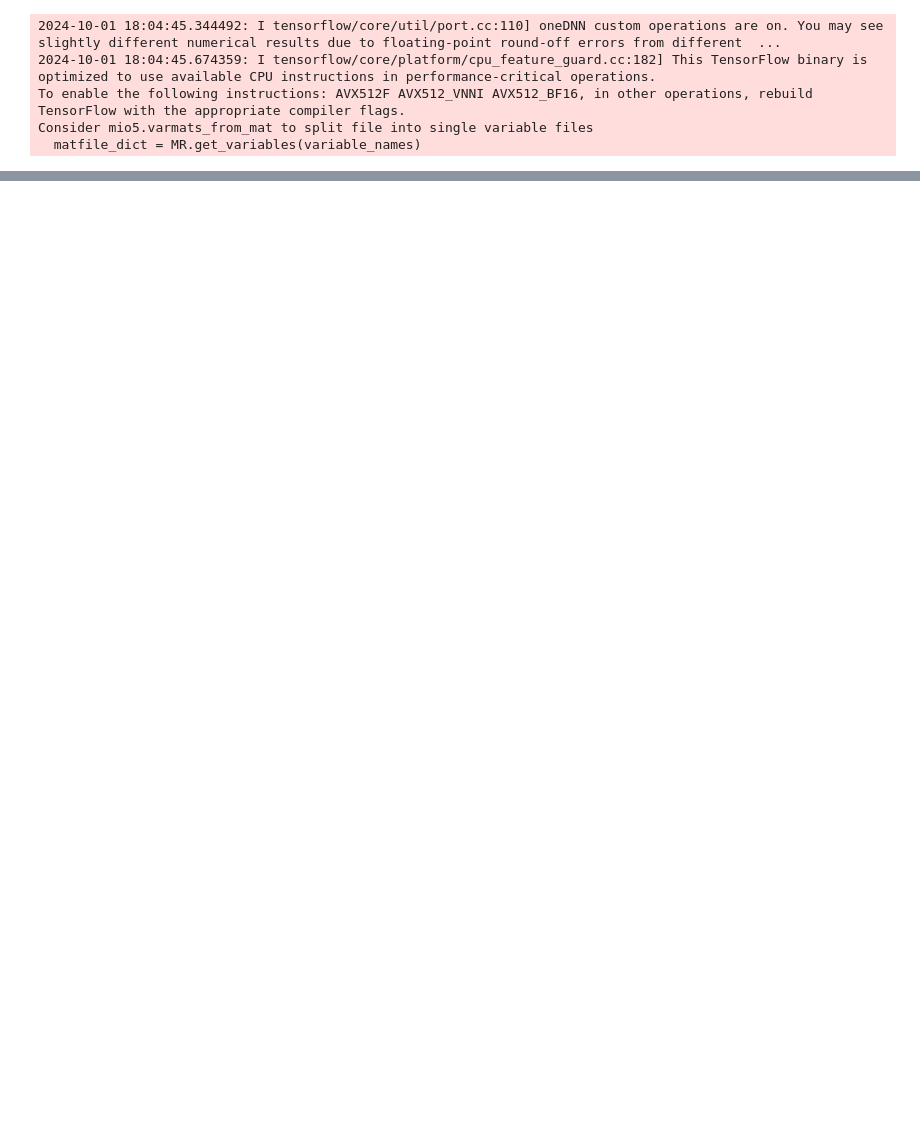
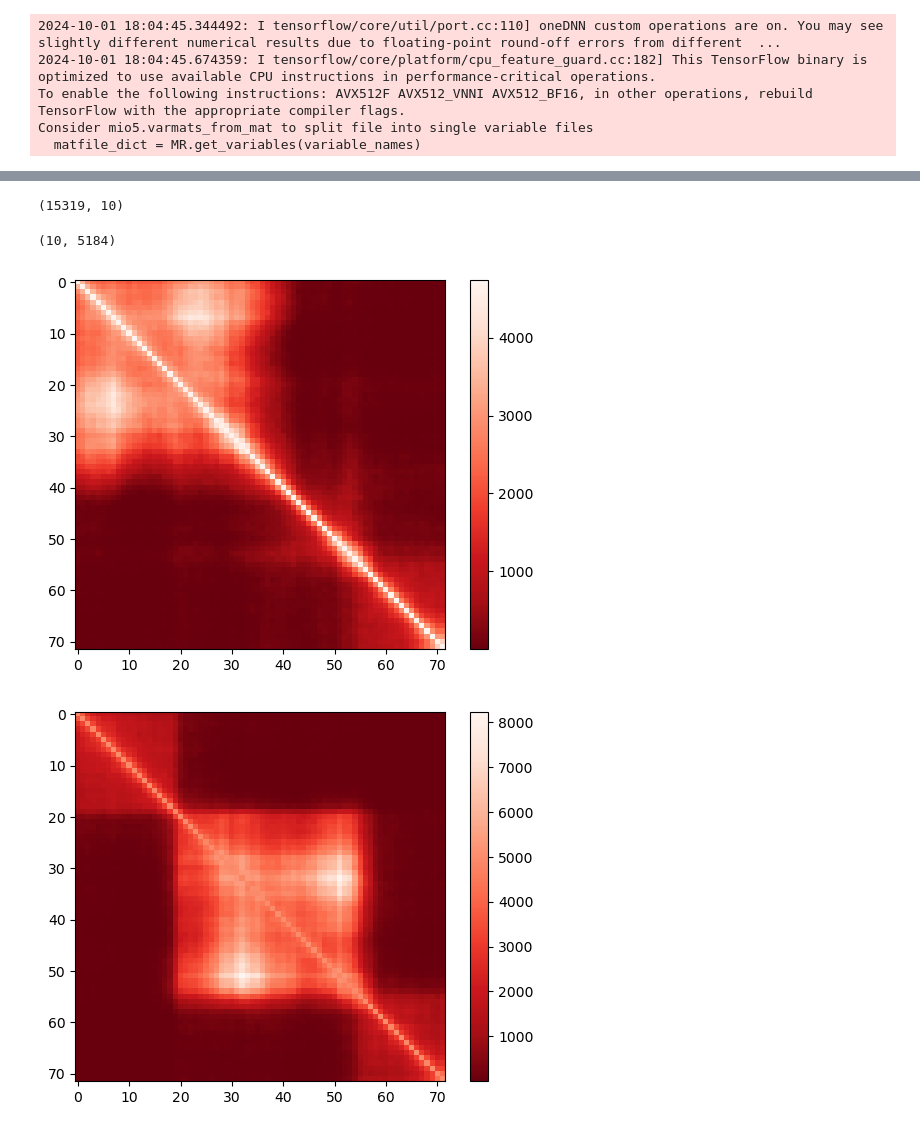
Before and after one commit to tee-udon/chromatin-ensemble-refinement, a Jupyter notebook: 20241001_LDA_Tonia_Tutorial.ipynb, the cells around one changed output, grey strips where cells are left out. Saved outputs shown, nothing was run; the diff lists cells and outputs as text; code cells hidden in the pictures; blank space fills up the shorter version.

```diff
--- a/20241001_LDA_Tonia_Tutorial.ipynb
+++ b/20241001_LDA_Tonia_Tutorial.ipynb
@@ -68,3 +68,28 @@ allFlattenHox = np.concatenate((ctcfNtFlattenHox, ctcfFlattenHox, ntFlattenHox,
 To enable the following instructions: AVX512F AVX512_VNNI AVX512_BF16, in other operations, rebuild TensorFlow with the appropriate compiler flags.
 Consider mio5.varmats_from_mat to split file into single variable files
   matfile_dict = MR.get_variables(variable_names)
+# %%
+# Generate contact maps from distance maps
+contactThresholdHox = 250
+
+ctcfNtContactHox = ctcfNtMapsHox < contactThresholdHox
+ctcfContactHox = ctcfMapsHox < contactThresholdHox
+ntContactHox = ntMapsHox < contactThresholdHox
+radNtContactHox = radNtMapsHox < contactThresholdHox
+radContactHox = radMapsHox < contactThresholdHox
+
+# Generate flatten contact maps
+ctcfNtContactFlattenHox = np.array([x.flatten() for x in ctcfNtContactHox])
+ctcfContactFlattenHox = np.array([x.flatten() for x in ctcfContactHox])
+ntContactFlattenHox = np.array([x.flatten() for x in ntContactHox])
+radNtContactFlattenHox = np.array([x.flatten() for x in radNtContactHox])
+radContactFlattenHox = np.array([x.flatten() for x in radContactHox])
+
+allContactFlattenHox = np.concatenate((ctcfNtContactFlattenHox, ctcfContactFlattenHox, ntContactFlattenHox, radNtContactFlattenHox, radContactFlattenHox), axis=0)
+# %%
+# Import LDA
+from sklearn.decomposition import LatentDirichletAllocation as LDA
+
+lda = LDA(n_components=10, random_state=42, verbose=2, n_jobs=-1)
+# %%
+lda.fit(allContactFlattenHox)
@@ -70,0 +129,18 @@ Consider mio5.varmats_from_mat to split file into single variable files
+# %%
+ntLDAHox.shape
+# %% [output]
+(15319, 10)
+# %%
+hoxLDAComponents = lda.components_
+# %%
+hoxLDAComponents.shape
+# %% [output]
+(10, 5184)
+# %%
+for x in hoxLDAComponents:
+    plt.imshow(x.reshape(nHox, nHox), cmap='Reds_r')
+    plt.colorbar()
+    plt.show()
+# %% [output]
+[figure, added]
+[figure, added]
```
Also changed, not shown: parts of 6 cells of this notebook, 2 other files.
